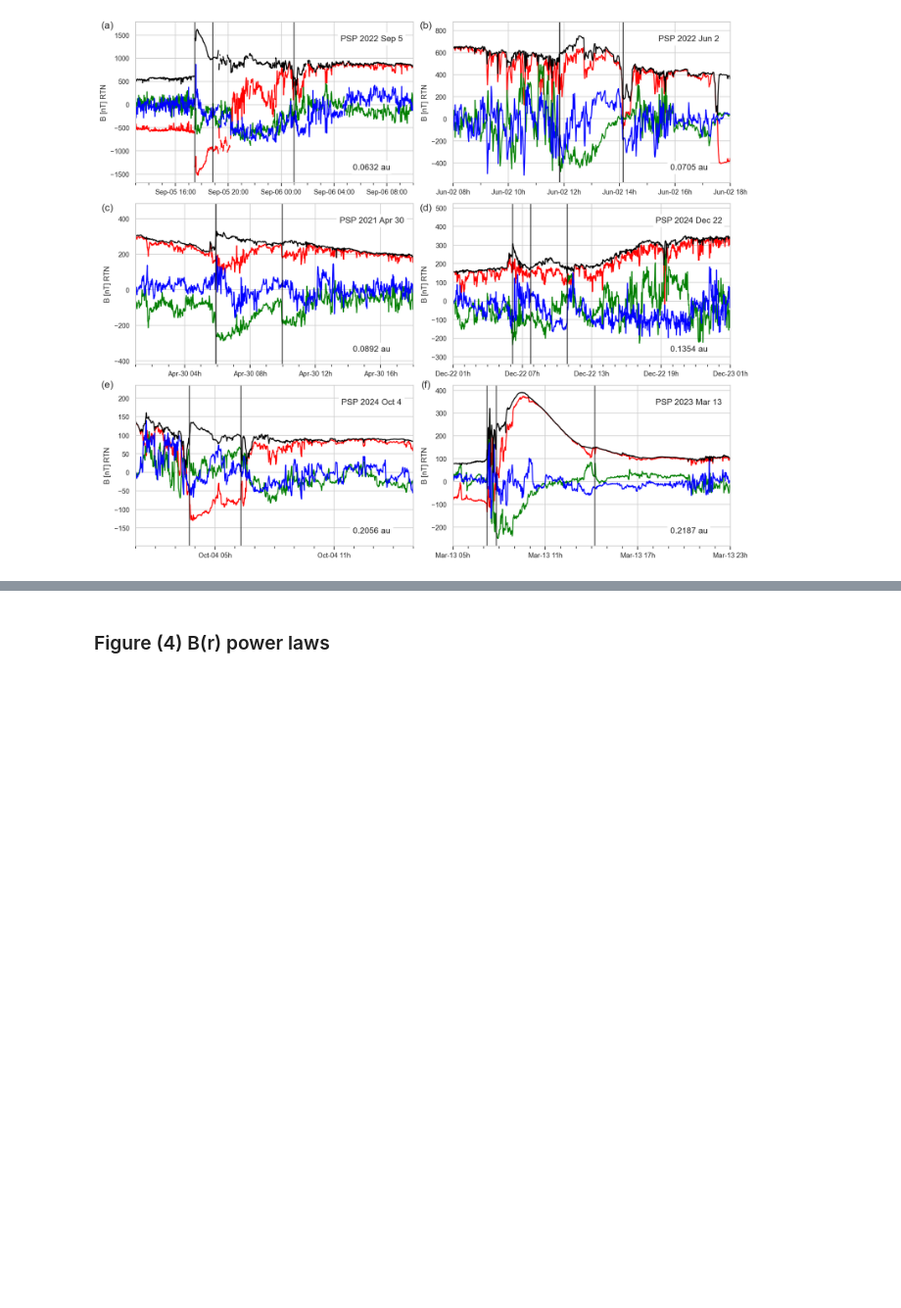
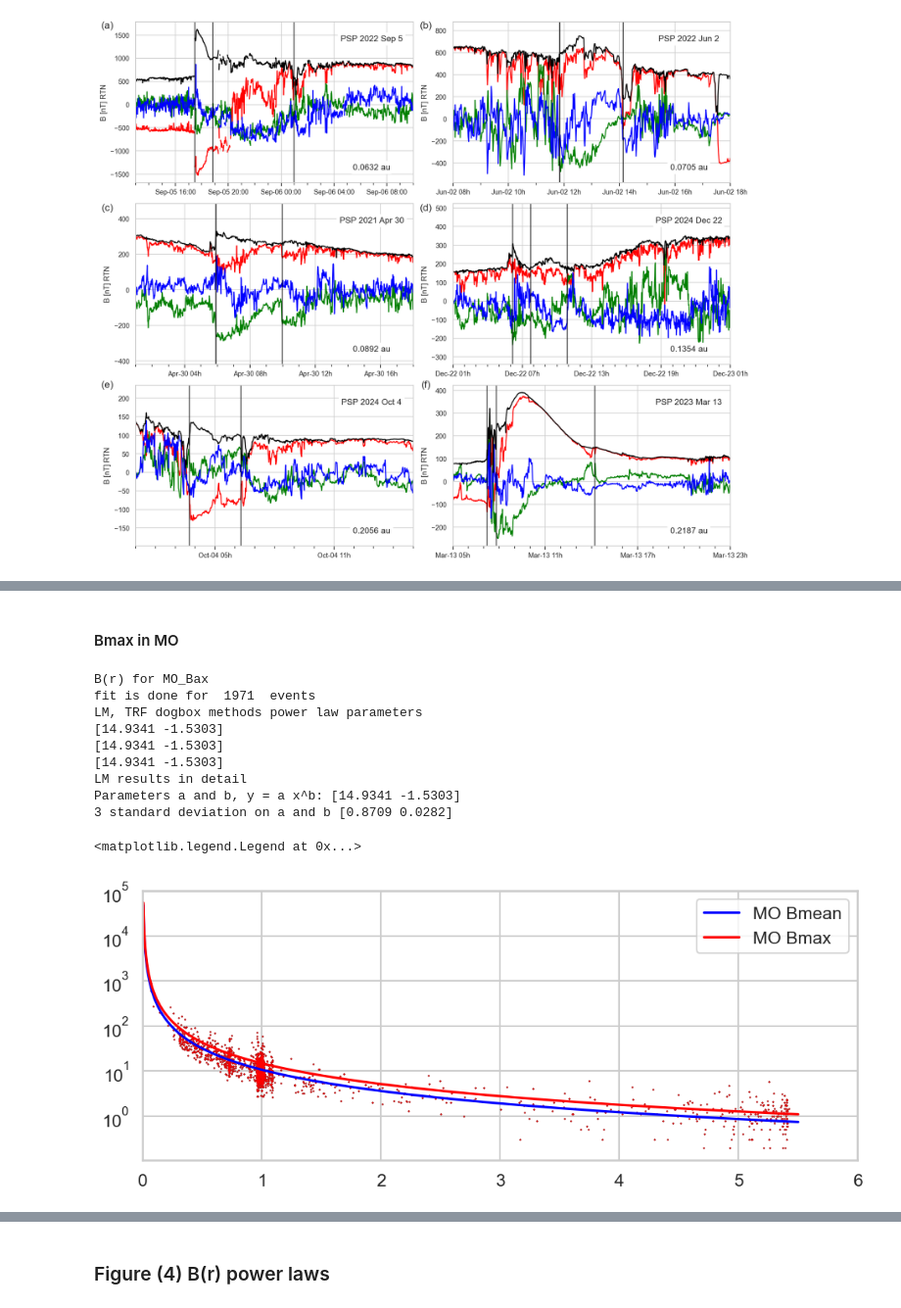
Before and after one commit to cmoestl/icmecat_paper_2025, a Jupyter notebook: moestl_icmecat_results.ipynb, the cells around one changed output, grey strips where cells are left out. Shown at 98% size. Cells and saved outputs as stored; diff of their text form; code cells hidden in the pictures; blank space fills up the shorter version.

```diff
--- a/moestl_icmecat_results.ipynb
+++ b/moestl_icmecat_results.ipynb
@@ -942,0 +811,72 @@ Parameters a and b, y = a x^b: [ 4.46 -1.61]
+# %% [markdown]
+#### Bmax in MO
+# %%
+print('B(r) for MO_Bax')
+
+r=ic.mo_sc_heliodistance
+b=ic.mo_bmax
+
+#remove events where one or both are nan
+rem=np.where(np.logical_or(np.isnan(r), np.isnan(b)))[0]
+r=r.drop(rem)
+b=b.drop(rem)
+
+#remove ulysses because high latitude
+#r=r.drop(iuly)
+#b=b.drop(iuly)
+
+#select distance range
+ind1au=np.where(np.logical_and(ic.mo_sc_heliodistance < 6.0,ic.mo_sc_heliodistance > 0.0))[0]
+
+rmax=r[ind1au]
+bmax=b[ind1au]
+#rmean=r
+#bmean=b
+
+print('fit is done for ',len(rmean),' events')
+
+#plt.plot(rmean[ind1au],bmean[ind1au],'ok',ms=1)
+fit2_lm=scipy.optimize.curve_fit(powerlaw, rmax,bmax,method='lm',full_output=True)
+fit2_trf=scipy.optimize.curve_fit(powerlaw, rmax,bmax,method='trf')
+fit2_dogbox=scipy.optimize.curve_fit(powerlaw, rmax,bmax,method='dogbox')
+print('LM, TRF dogbox methods power law parameters')
+print(np.round(fit2_trf[0],4))
+print(np.round(fit2_lm[0],4))
+print(np.round(fit2_dogbox[0],4))
+
+#https://docs.scipy.org/doc/scipy/reference/generated/scipy.optimize.curve_fit.html
+# discussion of variance for MO Bmax
+param2=fit2_lm[0]
+pcov2=fit2_lm[1]
+perr2 = np.sqrt(np.diag(pcov2))
+print('LM results in detail')
+print('Parameters a and b, y = a x^b:',np.round(param2,4))
+print('3 standard deviation on a and b', 3*np.round(perr2,4))
+print()
+print()
+
+
+
+
+#------plot
+fig=plt.figure(3,figsize=(12,10),dpi=100)
+ax=plt.subplot(211)
+ax.plot(rmean,bmean,'ok', markersize=0.5)
+ax.plot(rmean,bmean,'or', markersize=0.5)
+ax.set_yscale('log')
+ax.set_xlim(0,6)
+ax.plot(fitx,powerlaw(fitx,param[0],param[1]),'-b',label='MO Bmean')
+ax.plot(fitx,powerlaw(fitx,param2[0],param2[1]),'-r',label='MO Bmax')
+ax.legend()
+# %% [output]
+B(r) for MO_Bax
+fit is done for  1971  events
+LM, TRF dogbox methods power law parameters
+[14.9341 -1.5303]
+[14.9341 -1.5303]
+[14.9341 -1.5303]
+LM results in detail
+Parameters a and b, y = a x^b: [14.9341 -1.5303]
+3 standard deviation on a and b [0.8709 0.0282]
+<matplotlib.legend.Legend at 0x...>
+[figure, added]
```
Also changed, not shown: parts of 12 cells of this notebook, 1 other file.
